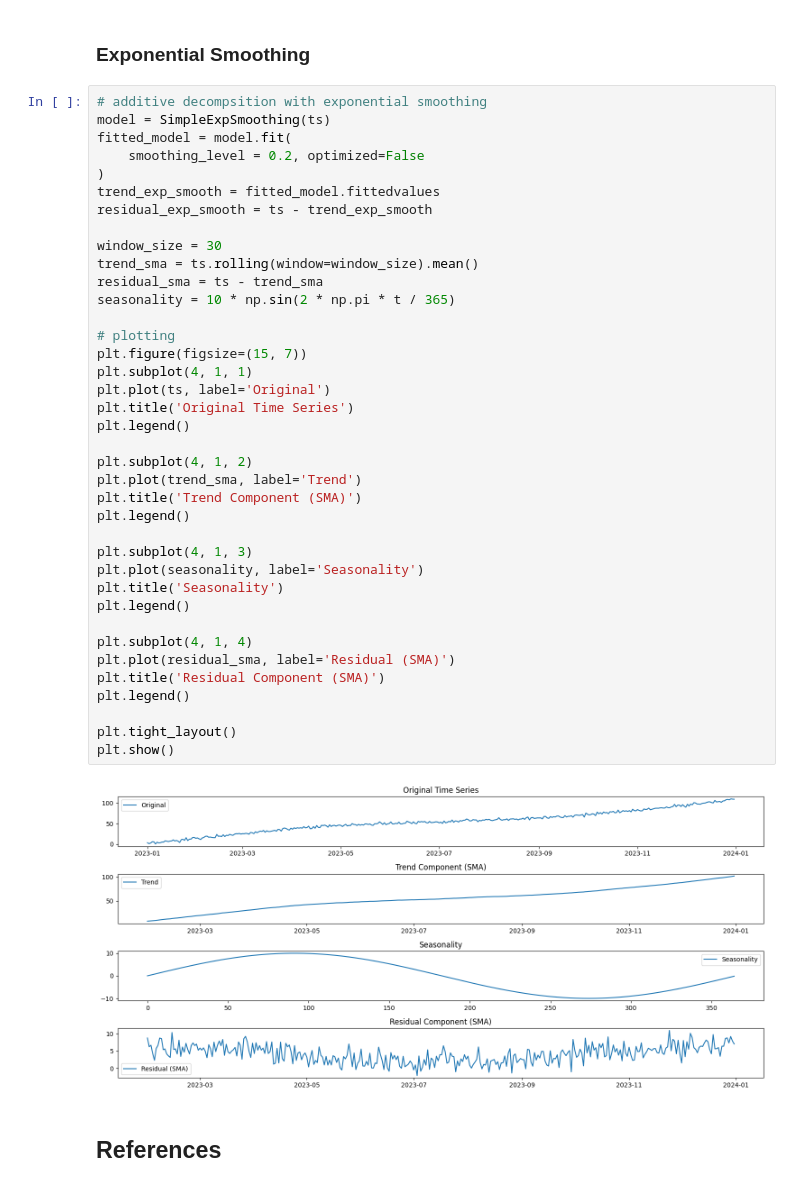
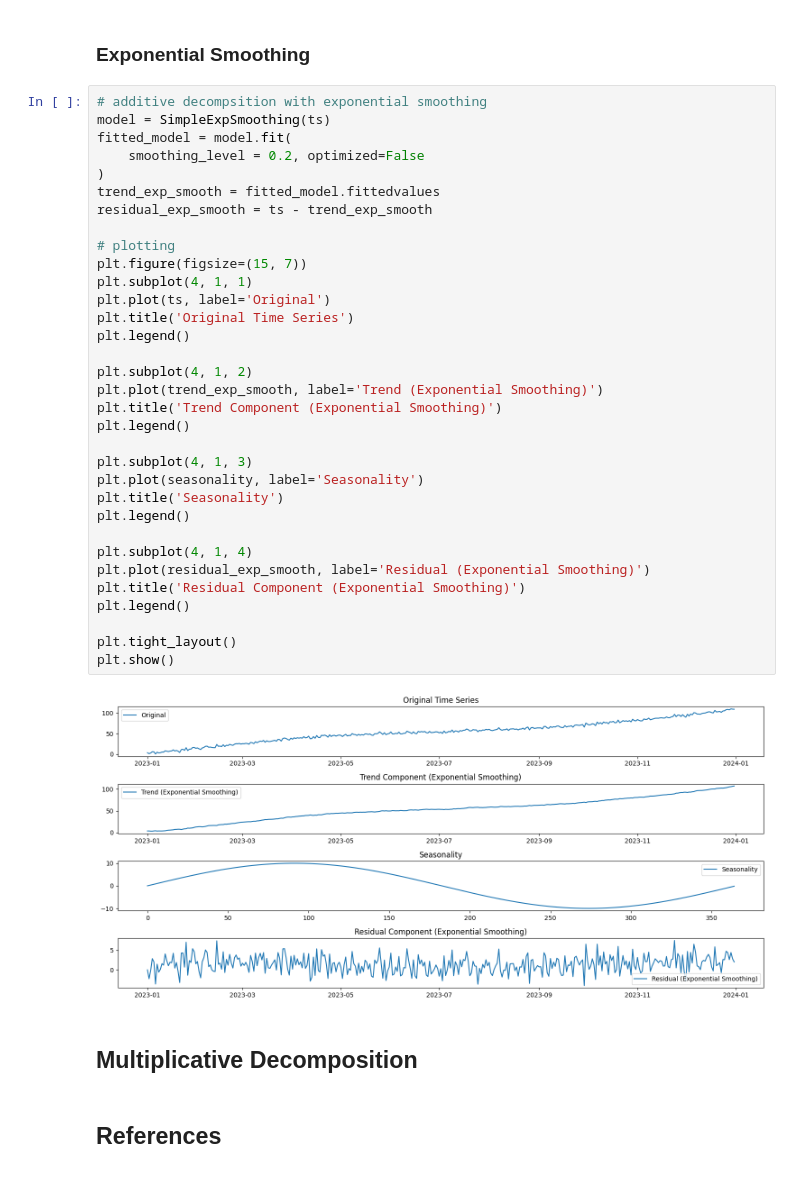
Before and after one commit to donnafaithhh/LP-Norms-and-Volatility, a Jupyter notebook: miscellaneous/time series decomposition.ipynb, the cells around one changed output. Saved outputs shown, nothing was run; the diff lists cells and outputs as text.

Commit message:
exponential smoothing

```diff
--- a/miscellaneous/time series decomposition.ipynb
+++ b/miscellaneous/time series decomposition.ipynb
@@ -142,43 +142,40 @@ plt.show()
 # %%
 # additive decompsition with exponential smoothing
 model = SimpleExpSmoothing(ts)
 fitted_model = model.fit(
     smoothing_level = 0.2, optimized=False
 )
 trend_exp_smooth = fitted_model.fittedvalues
 residual_exp_smooth = ts - trend_exp_smooth
 
-window_size = 30
-trend_sma = ts.rolling(window=window_size).mean()
-residual_sma = ts - trend_sma
-seasonality = 10 * np.sin(2 * np.pi * t / 365)
-
 # plotting
 plt.figure(figsize=(15, 7))
 plt.subplot(4, 1, 1)
 plt.plot(ts, label='Original')
 plt.title('Original Time Series')
 plt.legend()
 
 plt.subplot(4, 1, 2)
-plt.plot(trend_sma, label='Trend')
-plt.title('Trend Component (SMA)')
+plt.plot(trend_exp_smooth, label='Trend (Exponential Smoothing)')
+plt.title('Trend Component (Exponential Smoothing)')
 plt.legend()
 
 plt.subplot(4, 1, 3)
 plt.plot(seasonality, label='Seasonality')
 plt.title('Seasonality')
 plt.legend()
 
 plt.subplot(4, 1, 4)
-plt.plot(residual_sma, label='Residual (SMA)')
-plt.title('Residual Component (SMA)')
+plt.plot(residual_exp_smooth, label='Residual (Exponential Smoothing)')
+plt.title('Residual Component (Exponential Smoothing)')
 plt.legend()
 
 plt.tight_layout()
 plt.show()
 # %% [output]
-[figure, old version]
+[figure, new version]
+# %% [markdown]
+## Multiplicative Decomposition
 # %% [markdown]
 ## References
 # %% [markdown]
```
